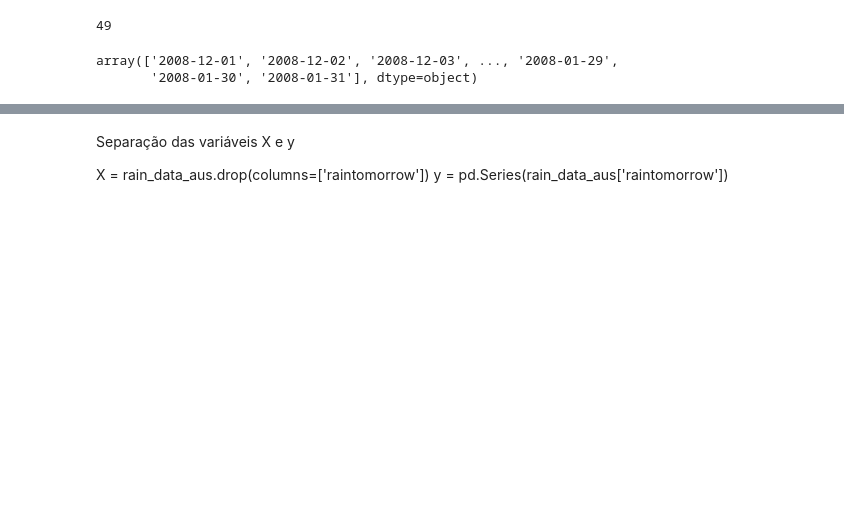
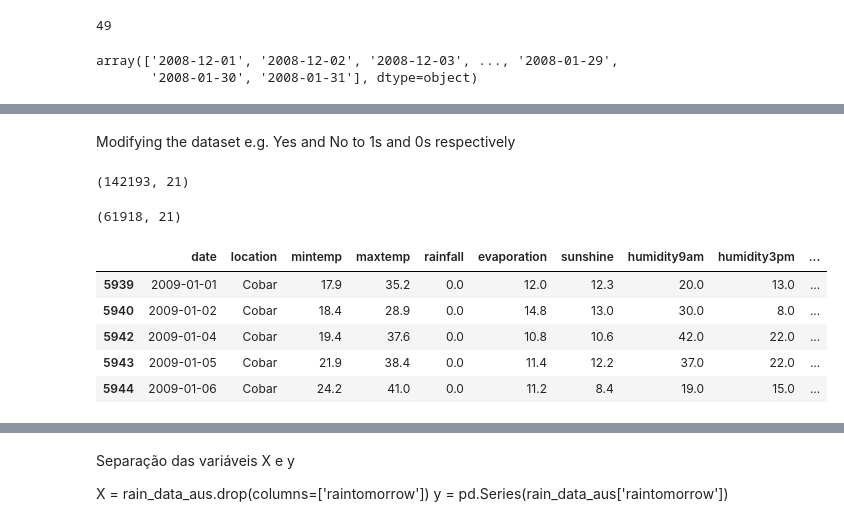
Before and after one commit to hbatistuzzo/Machine_Learning-Rain_in_Australia, a Jupyter notebook: case_itau_henrique.ipynb, the cells around one changed output, grey strips where cells are left out. Saved outputs shown, nothing was run; the diff lists cells and outputs as text; code cells hidden in the pictures; blank space fills up the shorter version.

```diff
--- a/case_itau_henrique.ipynb
+++ b/case_itau_henrique.ipynb
@@ -164,0 +160,2 @@ rain.corr()
+# %% [markdown]
+Modifying the dataset e.g. Yes and No to 1s and 0s respectively
@@ -164,0 +171,18 @@ rain.corr()
+# %%
+rain_new.shape
+# %% [output]
+(142193, 21)
+# %%
+rain_excised.shape #down from 142k lines to 62k lines
+# %% [output]
+(61918, 21)
+# %%
+rain_excised.head()
+# There isn't an uniform pattern of dates anymore. Some locations are gone (maybe those without evaporation or sunshine stations).
+# %% [output]
+|  | date | location | mintemp | maxtemp | rainfall | evaporation | sunshine | humidity9am | humidity3pm | ... |
+| 5939 | 2009-01-01 | Cobar | 17.9 | 35.2 | 0.0 | 12.0 | 12.3 | 20.0 | 13.0 | ... |
+| 5940 | 2009-01-02 | Cobar | 18.4 | 28.9 | 0.0 | 14.8 | 13.0 | 30.0 | 8.0 | ... |
+| 5942 | 2009-01-04 | Cobar | 19.4 | 37.6 | 0.0 | 10.8 | 10.6 | 42.0 | 22.0 | ... |
+| 5943 | 2009-01-05 | Cobar | 21.9 | 38.4 | 0.0 | 11.4 | 12.2 | 37.0 | 22.0 | ... |
+| 5944 | 2009-01-06 | Cobar | 24.2 | 41.0 | 0.0 | 11.2 | 8.4 | 19.0 | 15.0 | ... |
```
Also changed, not shown: parts of 32 cells of this notebook.
